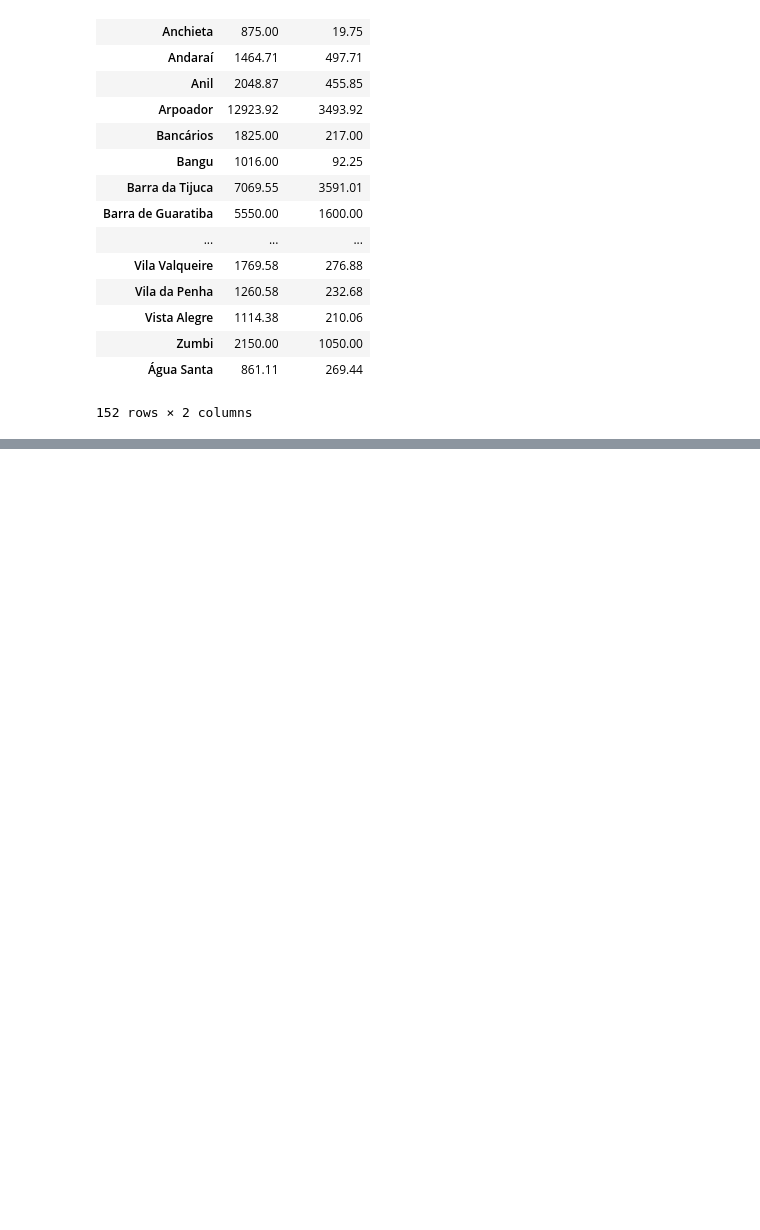
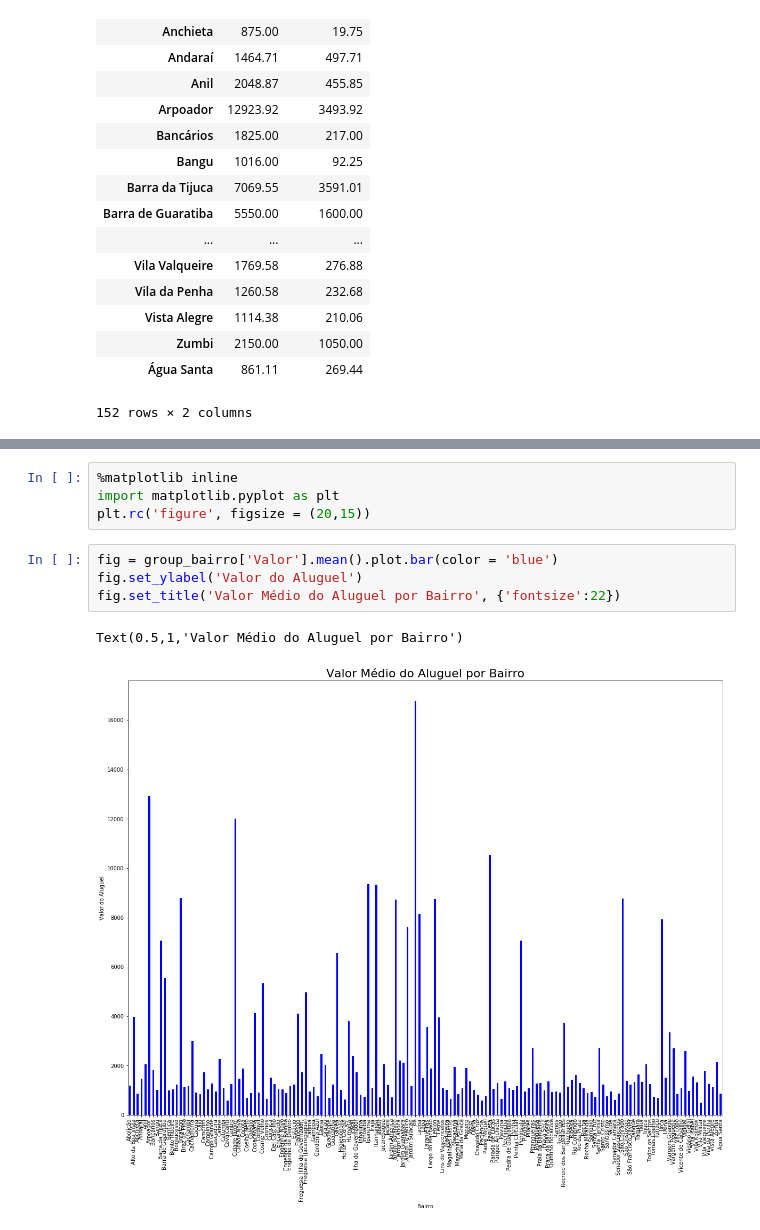
Before and after one commit to henriquewestphal/Python-Panda, a Jupyter notebook: CriandoAgrupamentos.ipynb, the cells around one changed output, grey strips where cells are left out. Drawn from its saved outputs; the diff is of its cells as text; blank space fills up the shorter version.

Commit message:
Criando Graficos de media de valores de apartamento por bairro

```diff
--- a/CriandoAgrupamentos.ipynb
+++ b/CriandoAgrupamentos.ipynb
@@ -113,0 +160,11 @@ group_bairro['Valor','Condominio'].mean().round(2)
+# %%
+%matplotlib inline
+import matplotlib.pyplot as plt
+plt.rc('figure', figsize = (20,15))
+# %%
+fig = group_bairro['Valor'].mean().plot.bar(color = 'blue')
+fig.set_ylabel('Valor do Aluguel')
+fig.set_title('Valor Médio do Aluguel por Bairro', {'fontsize':22})
+# %% [output]
+Text(0.5,1,'Valor Médio do Aluguel por Bairro')
+[figure, added]
```
Also changed, not shown: parts of 4 cells of this notebook.
